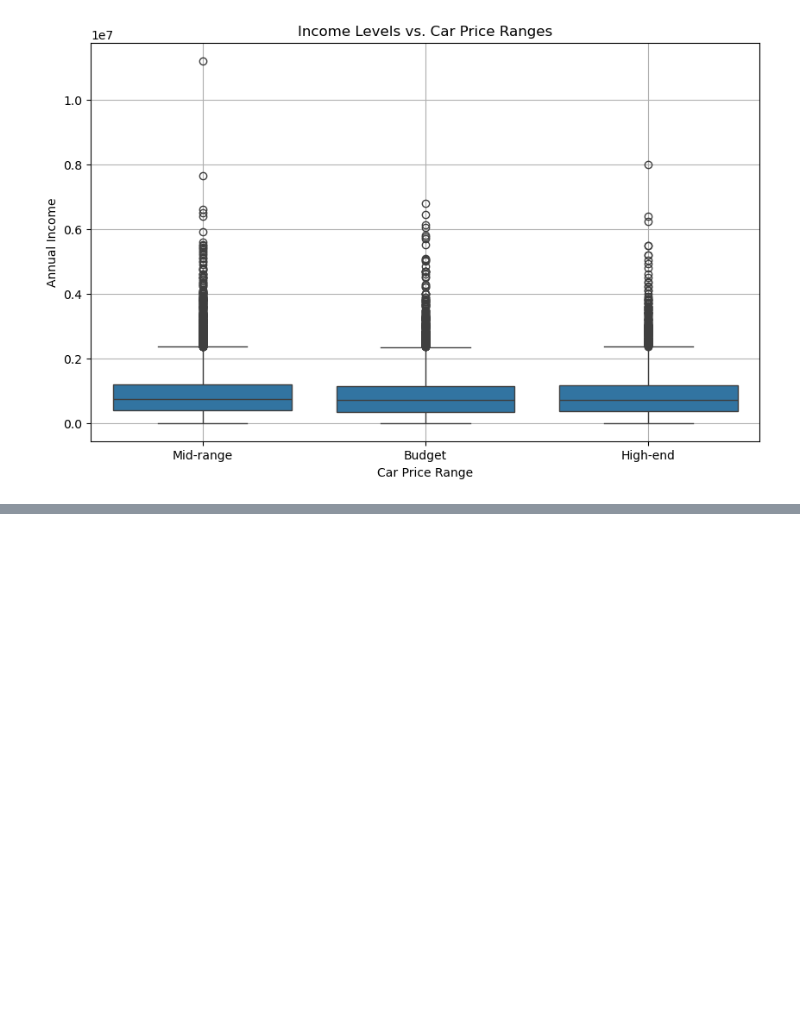
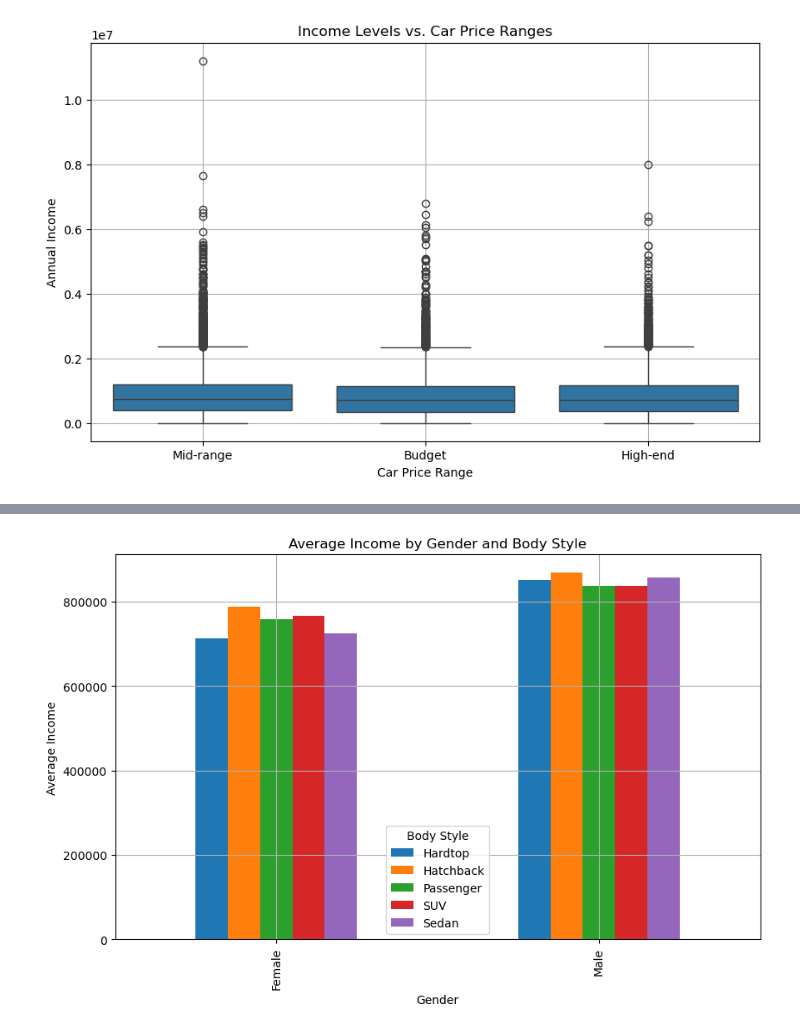
Before and after one commit to ikwabia/Car-Sales-, a Jupyter notebook: car_analysis.ipynb, the cells around one changed output, grey strips where cells are left out. Cells and saved outputs as stored; diff of their text form; code cells hidden in the pictures; blank space fills up the shorter version.

```diff
--- a/car_analysis.ipynb
+++ b/car_analysis.ipynb
@@ -116,0 +241,10 @@ Objective: To investigate how gender influences the choice of car body style (e.
+# %%
+# Plotting the comparison using a grouped bar chart
+income_by_gender_body_style.plot(kind='bar', stacked=False, figsize=(10, 6))
+plt.title('Average Income by Gender and Body Style')
+plt.xlabel('Gender')
+plt.ylabel('Average Income')
+plt.grid(True)
+plt.show()
+# %% [output]
+[figure, added]
```
Also changed, not shown: parts of 21 cells of this notebook, 1 other file.
